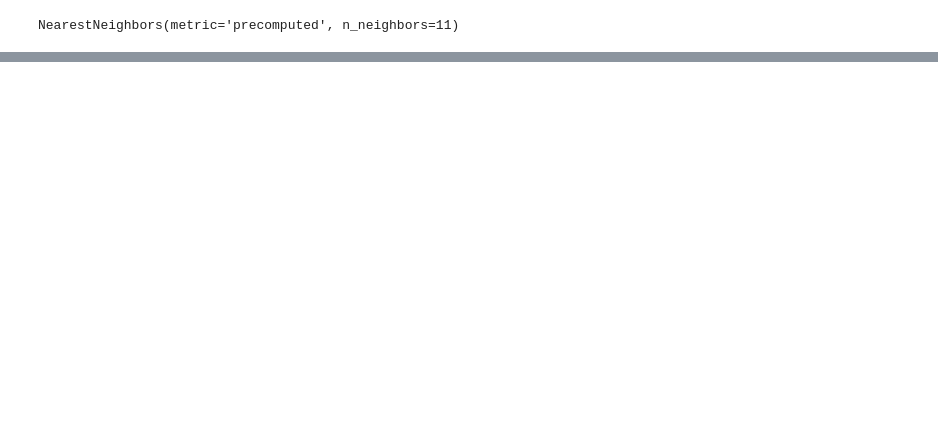
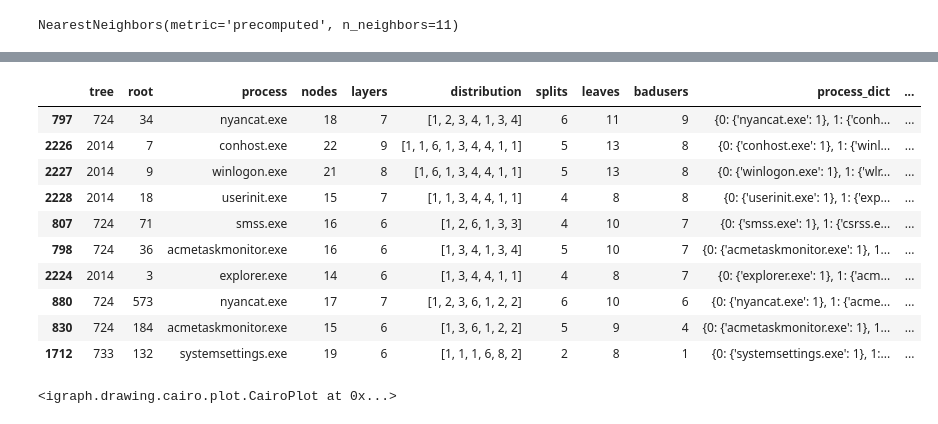
Before and after one commit to llnl/Wintap-Analytics, a Jupyter notebook: 2025-acme4-explore/gather-process-trees.ipynb, the cells around one changed output, grey strips where cells are left out. Cells and saved outputs as stored; diff of their text form; code cells hidden in the pictures; blank space fills up the shorter version.

```diff
--- a/2025-acme4-explore/gather-process-trees.ipynb
+++ b/2025-acme4-explore/gather-process-trees.ipynb
@@ -769,0 +851,24 @@ _temp.groupby(by='bad').mean()
+# %%
+## filter subtrees with badusers
+process_df[(process_df.nodes<30) & (process_df.layers>5)].sort_values(by='badusers', ascending=False).head(10)
+# %% [output]
+|  | tree | root | process | nodes | layers | distribution | splits | leaves | badusers | process_dict | ... |
+| 797 | 724 | 34 | nyancat.exe | 18 | 7 | [1, 2, 3, 4, 1, 3, 4] | 6 | 11 | 9 | {0: {'nyancat.exe': 1}, 1: {'conh... | ... |
+| 2226 | 2014 | 7 | conhost.exe | 22 | 9 | [1, 1, 6, 1, 3, 4, 4, 1, 1] | 5 | 13 | 8 | {0: {'conhost.exe': 1}, 1: {'winl... | ... |
+| 2227 | 2014 | 9 | winlogon.exe | 21 | 8 | [1, 6, 1, 3, 4, 4, 1, 1] | 5 | 13 | 8 | {0: {'winlogon.exe': 1}, 1: {'wlr... | ... |
+| 2228 | 2014 | 18 | userinit.exe | 15 | 7 | [1, 1, 3, 4, 4, 1, 1] | 4 | 8 | 8 | {0: {'userinit.exe': 1}, 1: {'exp... | ... |
+| 807 | 724 | 71 | smss.exe | 16 | 6 | [1, 2, 6, 1, 3, 3] | 4 | 10 | 7 | {0: {'smss.exe': 1}, 1: {'csrss.e... | ... |
+| 798 | 724 | 36 | acmetaskmonitor.exe | 16 | 6 | [1, 3, 4, 1, 3, 4] | 5 | 10 | 7 | {0: {'acmetaskmonitor.exe': 1}, 1... | ... |
+| 2224 | 2014 | 3 | explorer.exe | 14 | 6 | [1, 3, 4, 4, 1, 1] | 4 | 8 | 7 | {0: {'explorer.exe': 1}, 1: {'acm... | ... |
+| 880 | 724 | 573 | nyancat.exe | 17 | 7 | [1, 2, 3, 6, 1, 2, 2] | 6 | 10 | 6 | {0: {'nyancat.exe': 1}, 1: {'acme... | ... |
+| 830 | 724 | 184 | acmetaskmonitor.exe | 15 | 6 | [1, 3, 6, 1, 2, 2] | 5 | 9 | 4 | {0: {'acmetaskmonitor.exe': 1}, 1... | ... |
+| 1712 | 733 | 132 | systemsettings.exe | 19 | 6 | [1, 1, 1, 6, 8, 2] | 2 | 8 | 1 | {0: {'systemsettings.exe': 1}, 1:... | ... |
+# %%
+## pick one and visualize
+tree = 724
+root = 71
+sg1 = get_subtree(Trees, tree, root)
+#ig.plot(sg1, 'tree_3.png', bbox=(1800,600), layout=sg1['ly'], margin=100, vertex_label_size=9, vertex_size=1, edge_color='lightgrey', edge_arrow_size=0)
+ig.plot(sg1, bbox=(1800,600), layout=sg1['ly'], margin=100, vertex_label_size=11, vertex_size=1, edge_color='lightgrey', edge_arrow_size=0)
+# %% [output]
+<igraph.drawing.cairo.plot.CairoPlot at 0x...>
```
Also changed, not shown: parts of 68 cells of this notebook, 1 other file.
